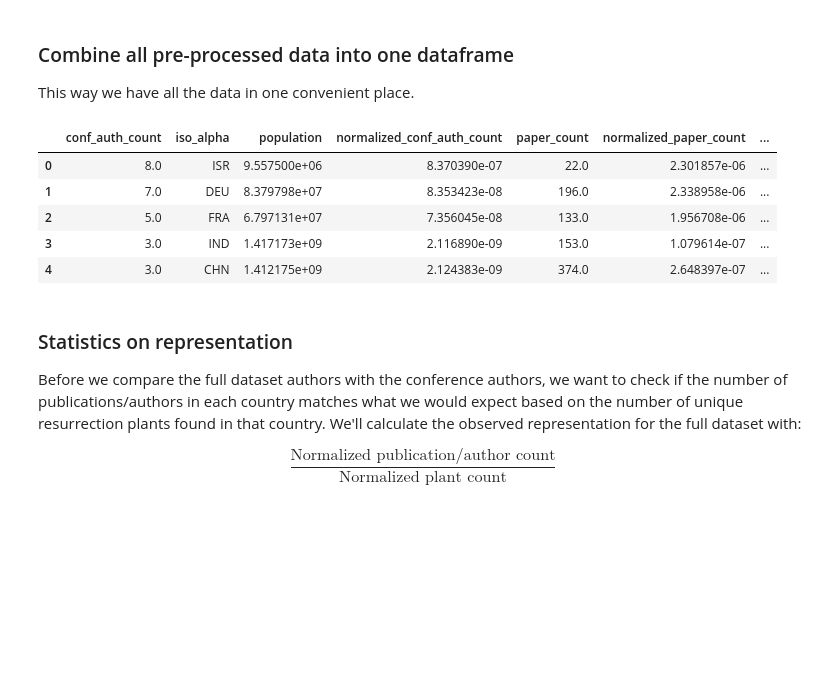
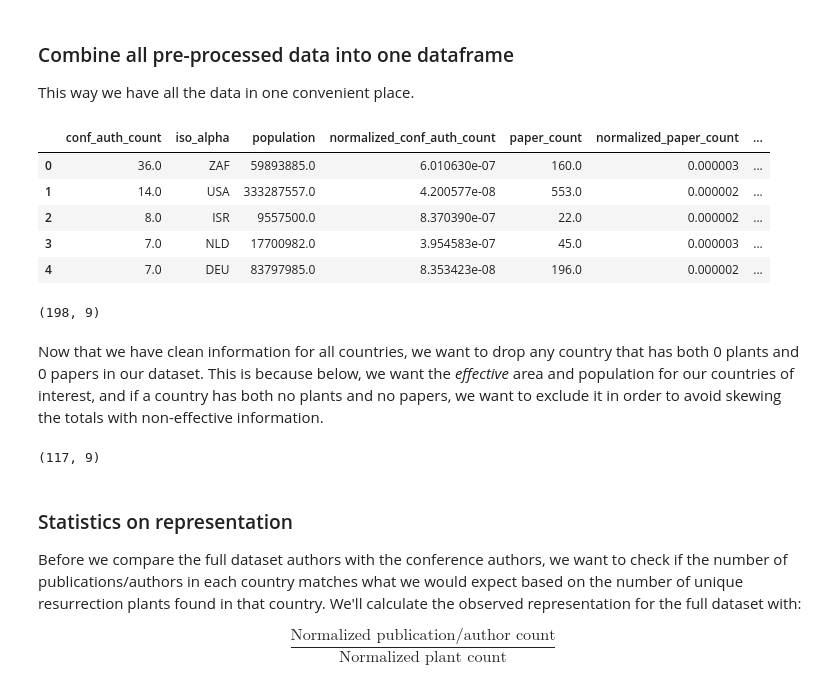
Before and after one commit to serenalotreck/desiccation-network, a Jupyter notebook: notebooks/plant_and_author_distributions.ipynb, the cells around one changed output. Drawn from its saved outputs; the diff is of its cells as text; code cells hidden in the pictures; blank space fills up the shorter version.

```diff
--- a/notebooks/plant_and_author_distributions.ipynb
+++ b/notebooks/plant_and_author_distributions.ipynb
@@ -274,0 +361,3 @@ There are 72 countries represented in the desiccation tolerance dataset.
+# %%
+plant_paper_counts = all_countries.merge(plant_paper_counts, how='left').fillna(0)
+plant_paper_counts.head()
@@ -275,7 +375,7 @@ There are 72 countries represented in the desiccation tolerance dataset.
 # %% [markdown]
 Merge population with paper counts df and normalize:
 # %%
-plant_paper_counts_pop = plant_paper_counts.merge(pop_2022, left_on='iso_alpha', right_on='countryiso3code')
+plant_paper_counts_pop = plant_paper_counts.merge(pop_2022, left_on='iso_alpha', right_on='countryiso3code', how='left')
 plant_paper_counts_pop = plant_paper_counts_pop.drop(columns=['countryiso3code', 'date', 'unit', 'obs_status', 'decimal', 'indicator.id', 'indicator.value', 'country.id', 'country.value'])
 plant_paper_counts_pop = plant_paper_counts_pop.rename(columns={'value': 'population'})
 plant_paper_counts_pop.head()
@@ -453,0 +564,3 @@ spec_counts.head()
+# %%
+all_country_plant_counts = all_countries.merge(spec_counts, how='outer').fillna(0)
+all_country_plant_counts.head()
@@ -469,7 +594,7 @@ world.head()
 # %% [markdown]
 Merge with plant counts and normalize:
 # %%
-spec_counts_area = spec_counts.merge(world, left_on='iso_alpha', right_on='iso_a3').drop(columns=['pop_est', 'continent', 'name', 'iso_a3', 'gdp_md_est', 'geometry'])
+spec_counts_area = all_country_plant_counts.merge(world, left_on='iso_alpha', right_on='iso_a3', how='left').drop(columns=['pop_est', 'continent', 'name', 'iso_a3', 'gdp_md_est', 'geometry']).fillna(0)
 spec_counts_area.head()
 # %% [output]
 |  | iso_alpha | plant_count | area_km2 |
@@ -501,12 +632,18 @@ fig.write_image('../data/citation_network/figures/normalized_resurrection_plant_
 ### Combine all pre-processed data into one dataframe
 This way we have all the data in one convenient place.
 # %%
-all_normalized_counts = reduce(lambda left, right: pd.merge(left, right, how='outer', on='iso_alpha'), [conf_auth_w_pop, plant_paper_counts_pop, spec_counts_area]).drop(columns='population_y').rename(columns={'population_x': 'population'})
+all_normalized_counts = reduce(lambda left, right: pd.merge(left, right, how='inner', on='iso_alpha'), [conf_auth_w_pop, plant_paper_counts_pop, spec_counts_area]).drop(columns='population_y').rename(columns={'population_x': 'population'})
 all_normalized_counts.head()
 # %% [output]
 |  | conf_auth_count | iso_alpha | population | normalized_conf_auth_count | paper_count | normalized_paper_count | ... |
-| 0 | 8.0 | ISR | 9.557500e+06 | 8.370390e-07 | 22.0 | 2.301857e-06 | ... |
-| 1 | 7.0 | DEU | 8.379798e+07 | 8.353423e-08 | 196.0 | 2.338958e-06 | ... |
-| 2 | 5.0 | FRA | 6.797131e+07 | 7.356045e-08 | 133.0 | 1.956708e-06 | ... |
-| 3 | 3.0 | IND | 1.417173e+09 | 2.116890e-09 | 153.0 | 1.079614e-07 | ... |
-| 4 | 3.0 | CHN | 1.412175e+09 | 2.124383e-09 | 374.0 | 2.648397e-07 | ... |
+| 0 | 36.0 | ZAF | 59893885.0 | 6.010630e-07 | 160.0 | 0.000003 | ... |
+| 1 | 14.0 | USA | 333287557.0 | 4.200577e-08 | 553.0 | 0.000002 | ... |
+| 2 | 8.0 | ISR | 9557500.0 | 8.370390e-07 | 22.0 | 0.000002 | ... |
+| 3 | 7.0 | NLD | 17700982.0 | 3.954583e-07 | 45.0 | 0.000003 | ... |
+| 4 | 7.0 | DEU | 83797985.0 | 8.353423e-08 | 196.0 | 0.000002 | ... |
+# %%
+all_normalized_counts.shape
+# %% [output]
+(198, 9)
+# %% [markdown]
+Now that we have clean information for all countries, we want to drop any country that has both 0 plants and 0 papers in our dataset. This is because below, we want the *effective* area and population for our countries of interest, and if a country has both no plants and no papers, we want to exclude it in order to avoid skewing the totals with non-effective information.
@@ -513,3 +652,7 @@ all_normalized_counts.head()
+# %%
+all_normalized_counts.shape
+# %% [output]
+(117, 9)
 # %% [markdown]
 ### Statistics on representation
 Before we compare the full dataset authors with the conference authors, we want to check if the number of publications/authors in each country matches what we would expect based on the number of unique resurrection plants found in that country. We'll calculate the observed representation for the full dataset with:
```
Also changed, not shown: parts of 53 cells of this notebook.
